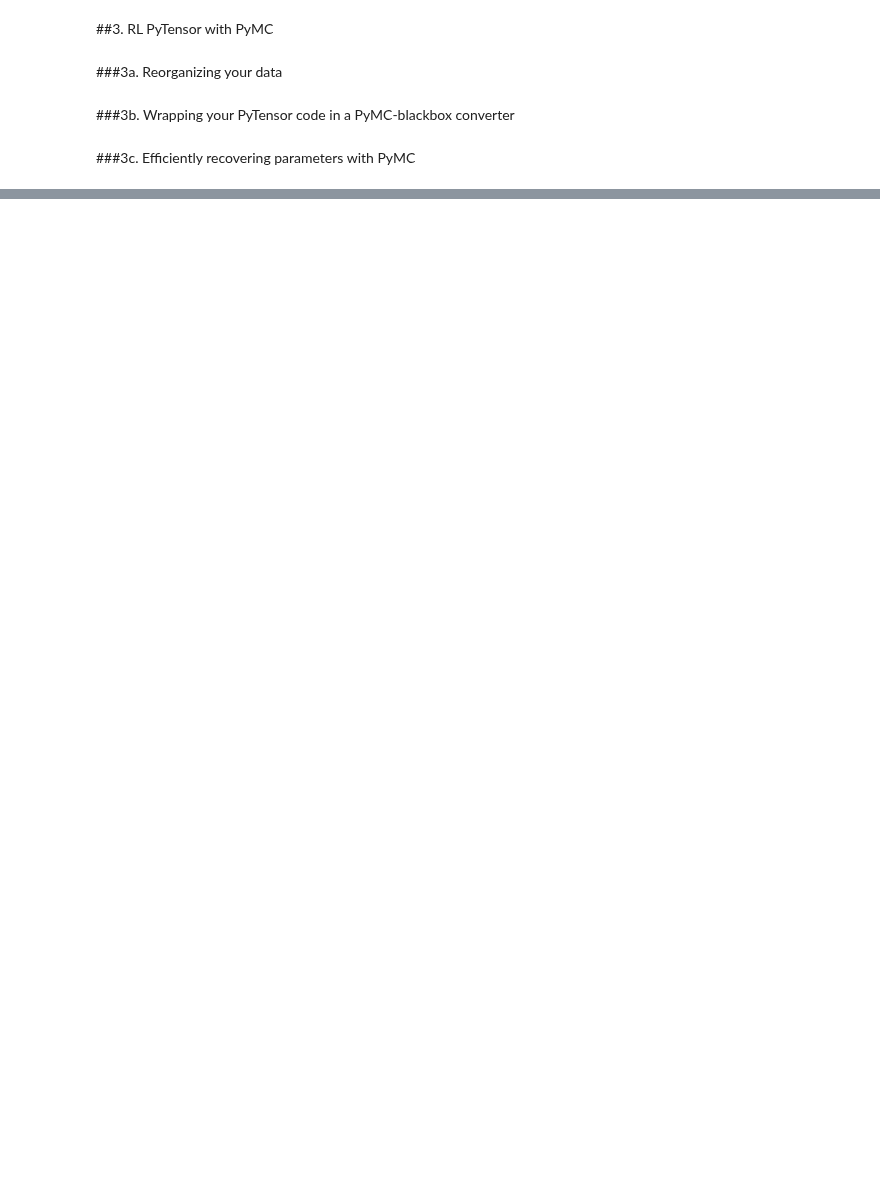
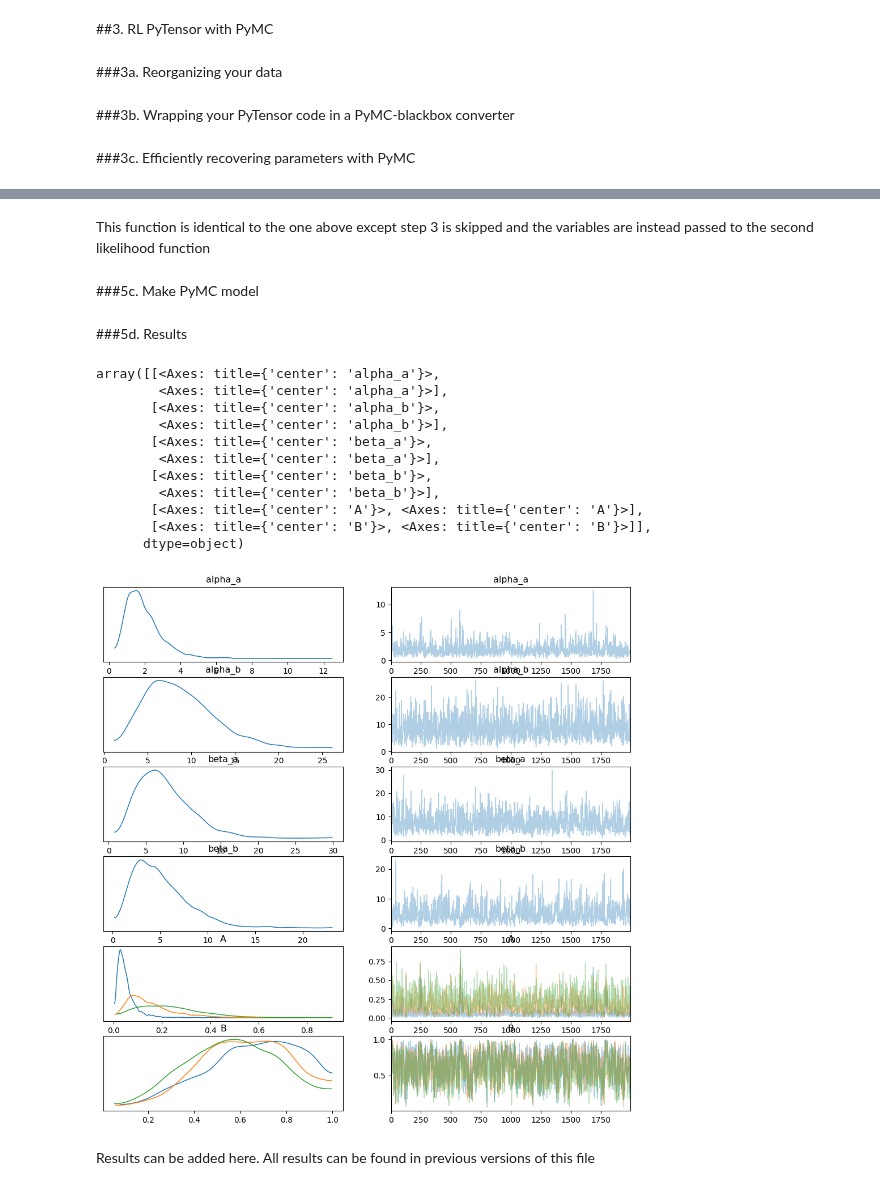
Before and after one commit to TheLemonPig/RL-SSM, a Jupyter notebook: PyTensor_for_HSSM.ipynb, the cells around one changed output, grey strips where cells are left out. Drawn from its saved outputs; the diff is of its cells as text; code cells hidden in the pictures; blank space fills up the shorter version.

```diff
--- a/PyTensor_for_HSSM.ipynb
+++ b/PyTensor_for_HSSM.ipynb
@@ -593,0 +621,6 @@ pt_bb_rl_ll_func(Cs, Rs, alphas, betas)
+# %%
+n_trials = 50
+n_participants = 3
+n_choices = len(dists)
+multi_rl_model = MultiRL(n_trials=n_trials,n_participants=n_participants,distributions=dists)
+data = multi_rl_model.simulate(alpha_a=2.0,alpha_b=5.0,temperature_a=2.0,temperature_b=2.0)
@@ -593,0 +646,9 @@ pt_bb_rl_ll_func(Cs, Rs, alphas, betas)
+# %%
+# creating dummy alphas and betas
+alphas = (np.ones((df.shape[0])) * 0.1).reshape((n_participants,n_trials),order='A').reshape((n_trials*n_participants,),order='F')
+betas = (np.ones((df.shape[0])) * 0.1).reshape((n_participants,n_trials),order='A').reshape((n_trials*n_participants,),order='F')
+# turning the data into numpy arrays
+choice_0 = np.array(df['choice_0'], dtype=np.int32).reshape((n_participants,n_trials),order='A').reshape((n_trials*n_participants,),order='F')
+choice_1 = np.array(df['choice_1'], dtype=np.int32).reshape((n_participants,n_trials),order='A').reshape((n_trials*n_participants,),order='F')
+rewards = np.array(df['rewards'], dtype=np.float64).reshape((n_participants,n_trials),order='A').reshape((n_trials*n_participants,),order='F')
+participants = np.array(df['participant_id'], dtype=np.int32).reshape((n_participants,n_trials),order='A').reshape((n_trials*n_participants,),order='F')
@@ -593,0 +716,2 @@ pt_bb_rl_ll_func(Cs, Rs, alphas, betas)
+# %% [markdown]
+This function is identical to the one above except step 3 is skipped and the variables are instead passed to the second likelihood function
@@ -593,0 +741,49 @@ pt_bb_rl_ll_func(Cs, Rs, alphas, betas)
+# %% [markdown]
+###5c. Make PyMC model
+# %%
+participant_ids, participants = pd.factorize(df['participant_id'])
+coords = {
+    "Participant": participants,
+    "obs_id": np.arange(len(participant_ids)),
+}
+with pm.Model(coords=coords) as hierarchical_model:
+    # Data
+    CM1 = pm.ConstantData('myCM', choice_0)  # df['choice_0']
+    CM2 = pm.ConstantData('myCM2', choice_1)  # df['choice_1']
+    RM = pm.ConstantData('myRM', rewards)   # df['rewards']
+    P = pm.ConstantData('myP', participants)  # df['participant_id']
+
+    # Hyperpriors for group nodes
+    alpha_a = pm.Gamma("alpha_a", alpha = 3. , beta = 0.5)
+    alpha_b = pm.Gamma("alpha_b", alpha = 3. , beta = 0.5)
+    beta_a = pm.Gamma("beta_a", alpha = 3. , beta = 0.5)
+    beta_b = pm.Gamma("beta_b", alpha = 3. , beta = 0.5)
+
+    # Priors for alphas and betas
+    A = pm.Beta(name="A",alpha=alpha_a,beta=alpha_b,dims="Participant")
+    B = pm.Beta(name="B",alpha=beta_a,beta=beta_b,dims="Participant")
+
+    # CHOOSE WHICH WRAPPER FUNCTION TO USE HERE
+    #pm.Potential("likelihood", my_hdll(A, B, CM1, CM2, RM, P))
+    pm.Potential("likelihood", my_hdll2(A, B, CM1, CM2, RM, P))
+
+    idata_mh = pm.sample(2000, tune=1000, chains=1, nuts_sampler="numpyro")
+# %% [markdown]
+###5d. Results
+# %%
+pm.plot_trace(idata_mh)
+# %% [output]
+array([[<Axes: title={'center': 'alpha_a'}>,
+        <Axes: title={'center': 'alpha_a'}>],
+       [<Axes: title={'center': 'alpha_b'}>,
+        <Axes: title={'center': 'alpha_b'}>],
+       [<Axes: title={'center': 'beta_a'}>,
+        <Axes: title={'center': 'beta_a'}>],
+       [<Axes: title={'center': 'beta_b'}>,
+        <Axes: title={'center': 'beta_b'}>],
+       [<Axes: title={'center': 'A'}>, <Axes: title={'center': 'A'}>],
+       [<Axes: title={'center': 'B'}>, <Axes: title={'center': 'B'}>]],
+      dtype=object)
+[figure, added]
+# %% [markdown]
+Results can be added here. All results can be found in previous versions of this file
```
Also changed, not shown: parts of 23 cells of this notebook.
